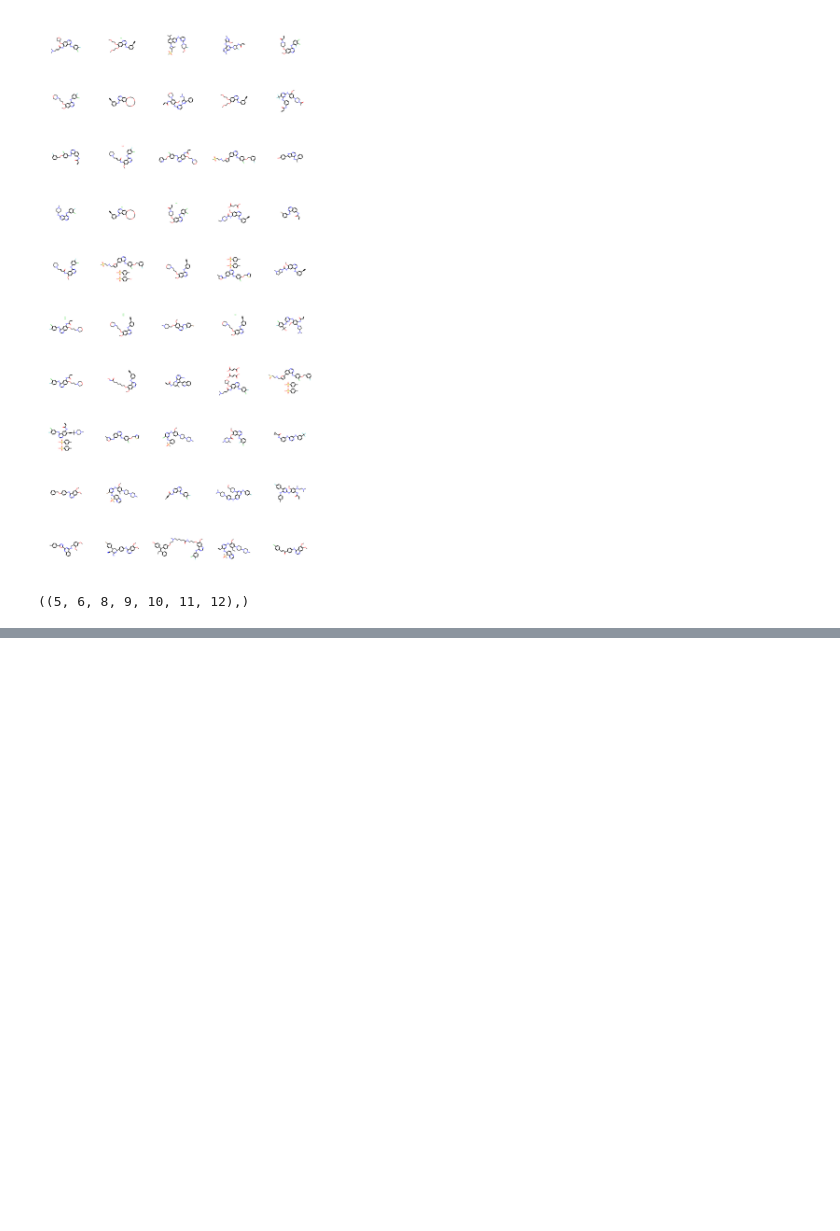
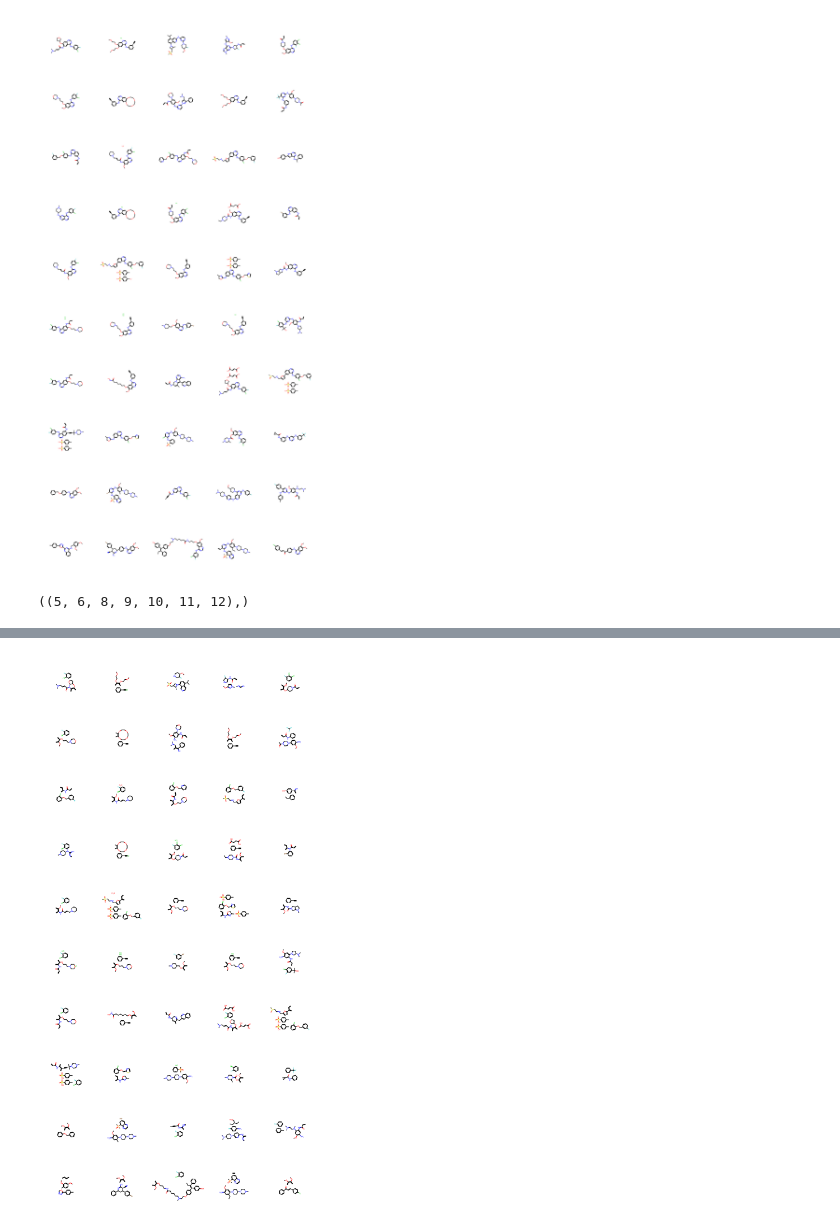
Before and after one commit to daiyizheng/DL, a Jupyter notebook: 07-rdkit/20-rdkit分子部分构造的检索与可视化.ipynb, the cells around one changed output, grey strips where cells are left out. Drawn from its saved outputs; the diff is of its cells as text; code cells hidden in the pictures; blank space fills up the shorter version.

```diff
--- a/07-rdkit/20-rdkit分子部分构造的检索与可视化.ipynb
+++ b/07-rdkit/20-rdkit分子部分构造的检索与可视化.ipynb
@@ -108,0 +117,5 @@ matched_sub
+# %%
+Sub_deleted = [AllChem.DeleteSubstructs(x, Chem.MolFromSmiles('C1=CN=CN=C1N')) for x in EGFR_mols_HasSubstruct]
+Draw.MolsToGridImage(Sub_deleted, molsPerRow=5)
+# %% [output]
+[figure, added]
```
Also changed, not shown: parts of 7 cells of this notebook.
